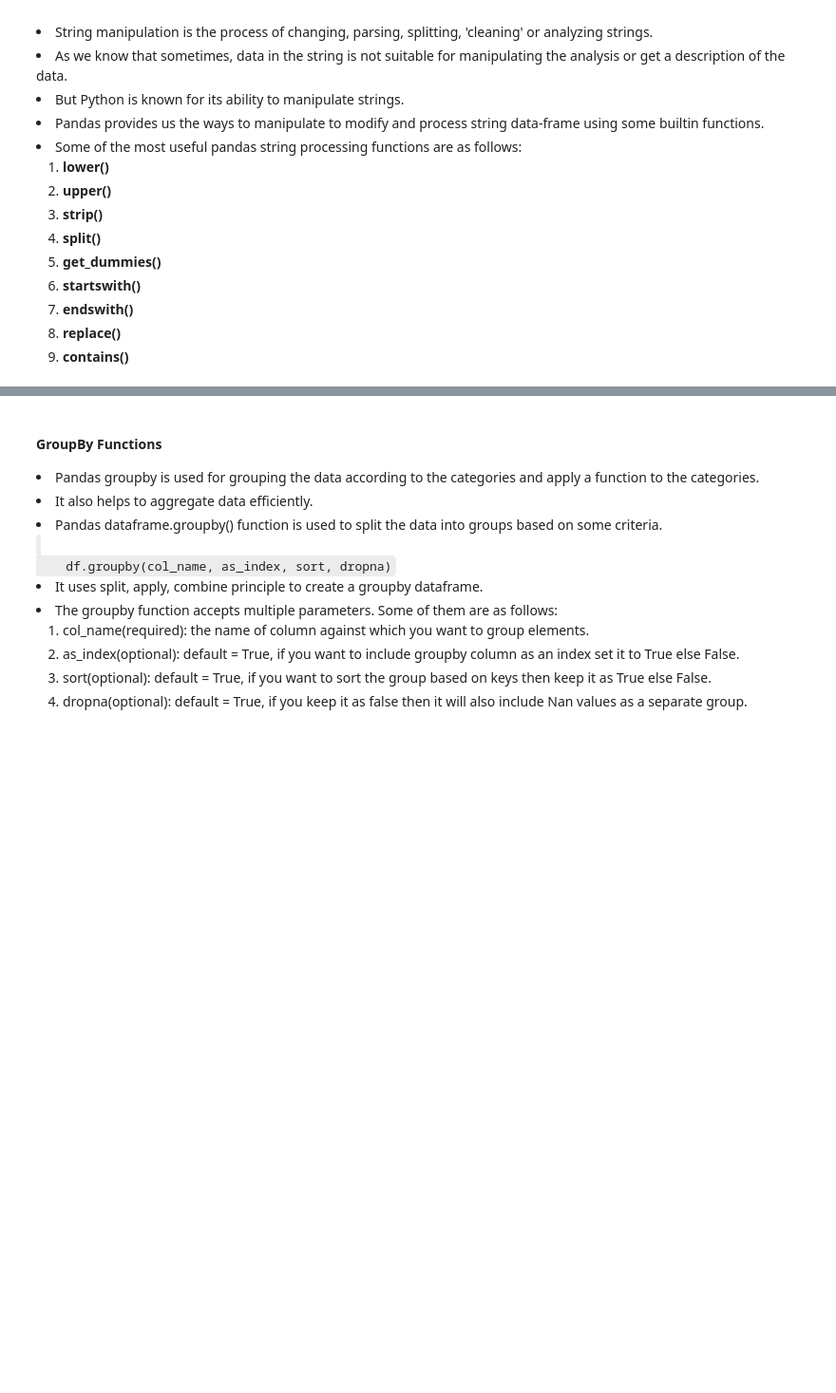
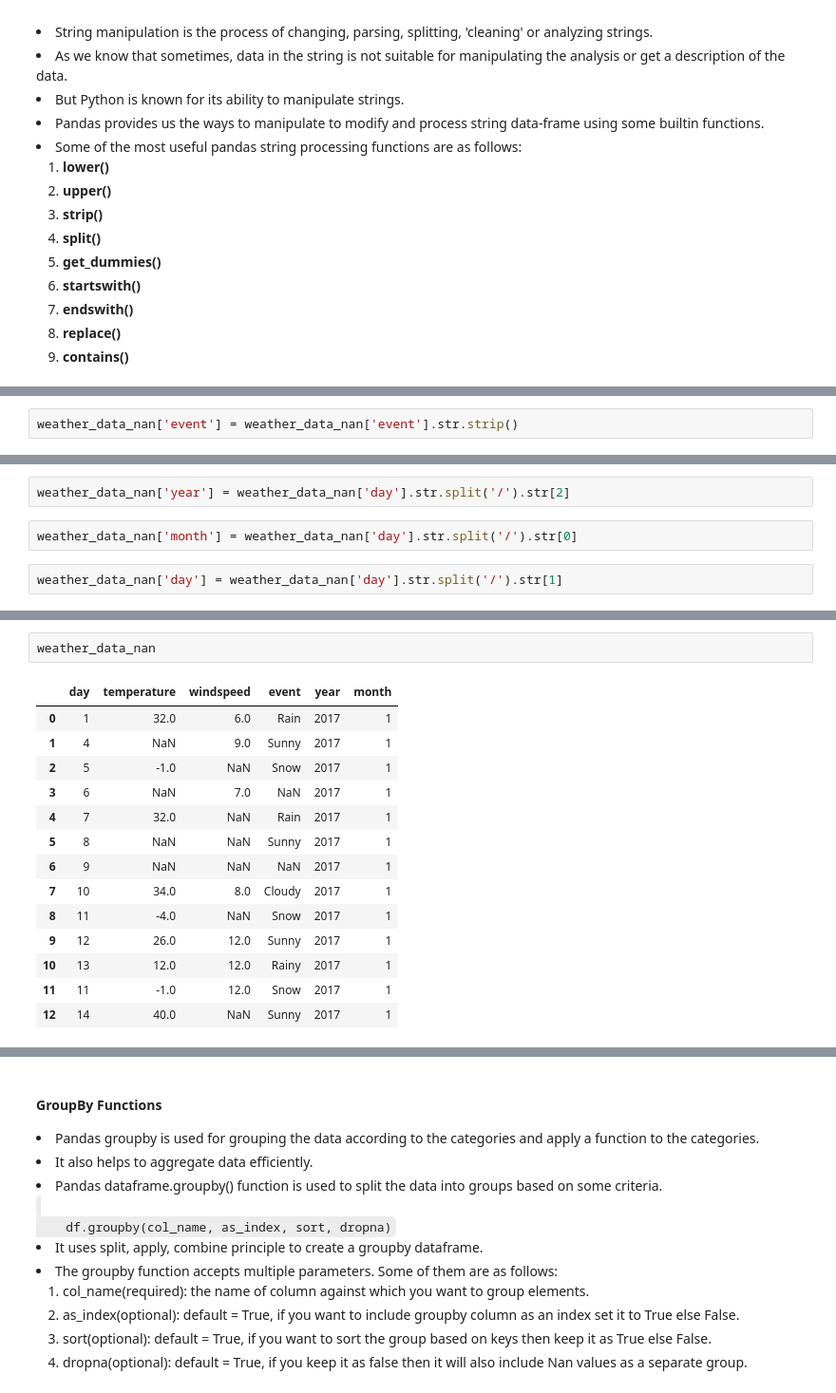
Before and after one commit to prabhat-123/Lumbini_DS_Class, a Jupyter notebook: pandas_review.ipynb, the cells around one changed output, grey strips where cells are left out. Shown at 95% size. Saved outputs shown, nothing was run; the diff lists cells and outputs as text; blank space fills up the shorter version.

```diff
--- a/pandas_review.ipynb
+++ b/pandas_review.ipynb
@@ -832,0 +983,2 @@ sorted_rows = df.sort_values("column_name")
+# %%
+weather_data_nan['event'] = weather_data_nan['event'].str.strip()
@@ -832,0 +996,6 @@ sorted_rows = df.sort_values("column_name")
+# %%
+weather_data_nan['year'] = weather_data_nan['day'].str.split('/').str[2]
+# %%
+weather_data_nan['month'] = weather_data_nan['day'].str.split('/').str[0]
+# %%
+weather_data_nan['day'] = weather_data_nan['day'].str.split('/').str[1]
@@ -832,0 +1019,17 @@ sorted_rows = df.sort_values("column_name")
+# %%
+weather_data_nan
+# %% [output]
+|  | day | temperature | windspeed | event | year | month |
+| 0 | 1 | 32.0 | 6.0 | Rain | 2017 | 1 |
+| 1 | 4 | NaN | 9.0 | Sunny | 2017 | 1 |
+| 2 | 5 | -1.0 | NaN | Snow | 2017 | 1 |
+| 3 | 6 | NaN | 7.0 | NaN | 2017 | 1 |
+| 4 | 7 | 32.0 | NaN | Rain | 2017 | 1 |
+| 5 | 8 | NaN | NaN | Sunny | 2017 | 1 |
+| 6 | 9 | NaN | NaN | NaN | 2017 | 1 |
+| 7 | 10 | 34.0 | 8.0 | Cloudy | 2017 | 1 |
+| 8 | 11 | -4.0 | NaN | Snow | 2017 | 1 |
+| 9 | 12 | 26.0 | 12.0 | Sunny | 2017 | 1 |
+| 10 | 13 | 12.0 | 12.0 | Rainy | 2017 | 1 |
+| 11 | 11 | -1.0 | 12.0 | Snow | 2017 | 1 |
+| 12 | 14 | 40.0 | NaN | Sunny | 2017 | 1 |
```
Also changed, not shown: parts of 33 cells of this notebook, 1 other file.
